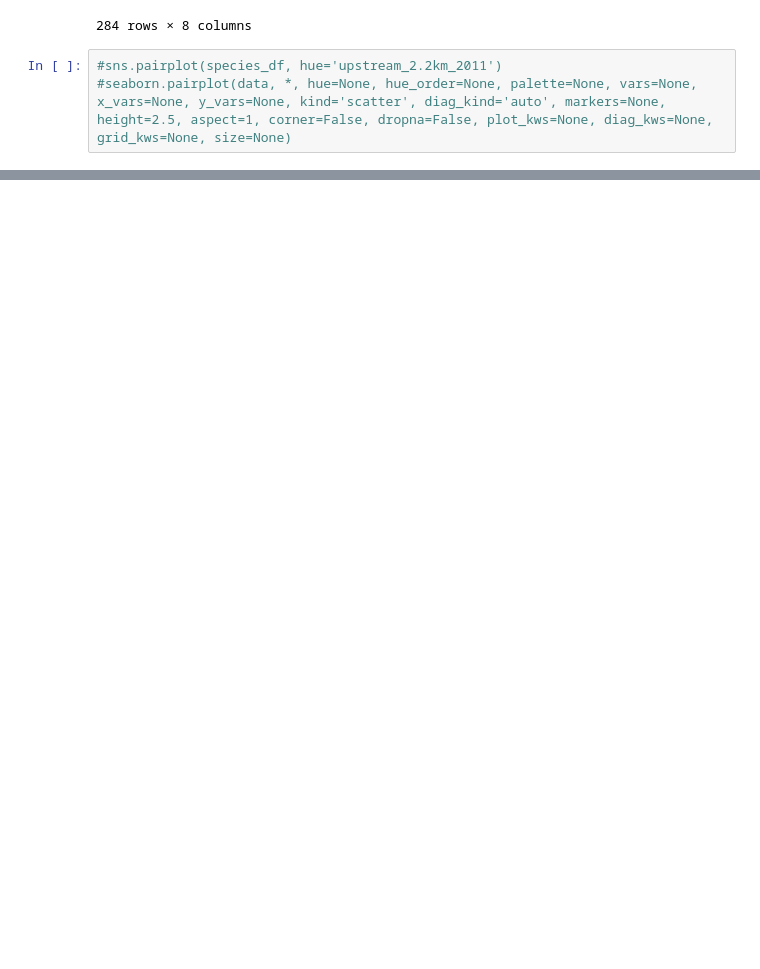
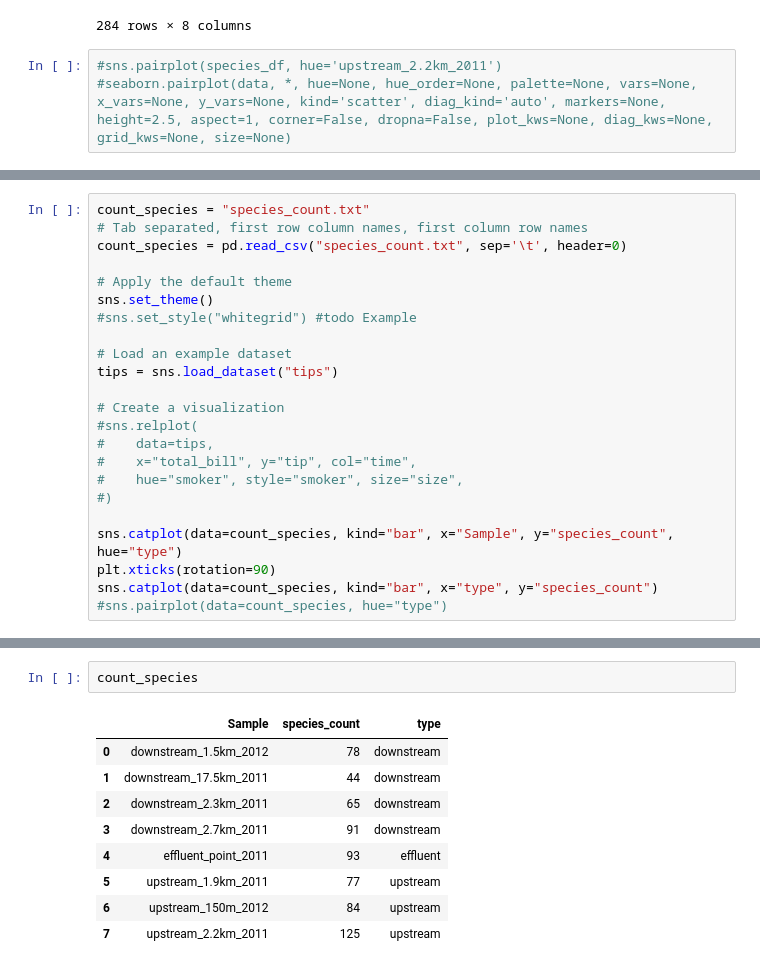
Before and after one commit to blomfelt/BBT045_Project, a Jupyter notebook: Project_group1.ipynb, the cells around one changed output, grey strips where cells are left out. Saved outputs shown, nothing was run; the diff lists cells and outputs as text; blank space fills up the shorter version.

Commit message:
Add species count and begin seaborn plots

```diff
--- a/Project_group1.ipynb
+++ b/Project_group1.ipynb
@@ -416,0 +416,23 @@ species_df
+# %%
+count_species = "species_count.txt"
+# Tab separated, first row column names, first column row names
+count_species = pd.read_csv("species_count.txt", sep='\t', header=0)
+
+# Apply the default theme
+sns.set_theme()
+#sns.set_style("whitegrid") #todo Example
+
+# Load an example dataset
+tips = sns.load_dataset("tips")
+
+# Create a visualization
+#sns.relplot(
+#    data=tips,
+#    x="total_bill", y="tip", col="time",
+#    hue="smoker", style="smoker", size="size",
+#)
+
+sns.catplot(data=count_species, kind="bar", x="Sample", y="species_count", hue="type")
+plt.xticks(rotation=90)
+sns.catplot(data=count_species, kind="bar", x="type", y="species_count")
+#sns.pairplot(data=count_species, hue="type")
@@ -416,0 +443,12 @@ species_df
+# %%
+count_species
+# %% [output]
+|  | Sample | species_count | type |
+| 0 | downstream_1.5km_2012 | 78 | downstream |
+| 1 | downstream_17.5km_2011 | 44 | downstream |
+| 2 | downstream_2.3km_2011 | 65 | downstream |
+| 3 | downstream_2.7km_2011 | 91 | downstream |
+| 4 | effluent_point_2011 | 93 | effluent |
+| 5 | upstream_1.9km_2011 | 77 | upstream |
+| 6 | upstream_150m_2012 | 84 | upstream |
+| 7 | upstream_2.2km_2011 | 125 | upstream |
```
Also changed, not shown: parts of 13 cells of this notebook.
